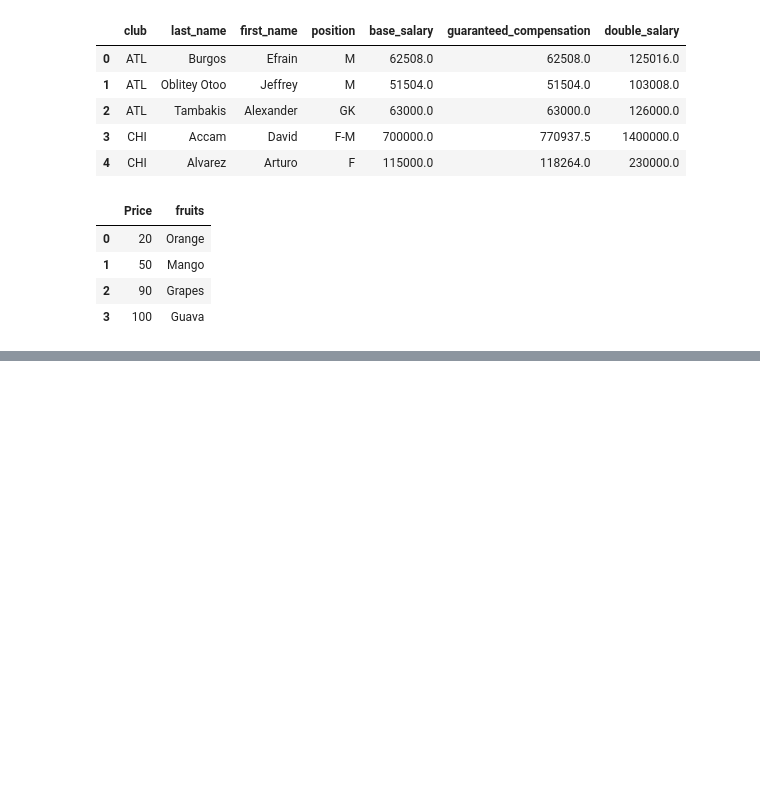
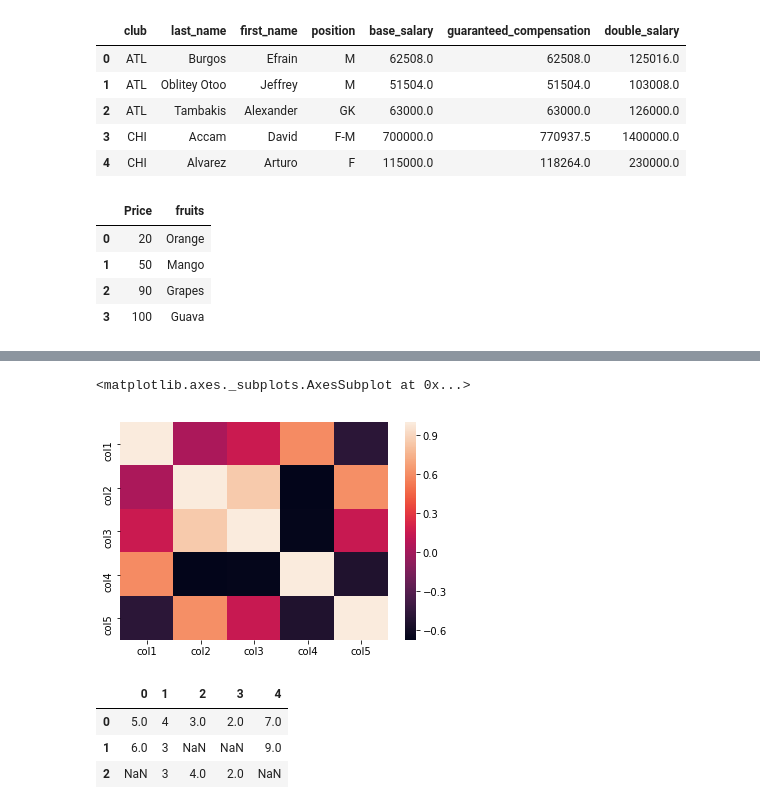
Before and after one commit to BoydVoyd/py-useful, a Jupyter notebook: pandas/pandas in a nutshell.ipynb, the cells around one changed output, grey strips where cells are left out. Saved outputs shown, nothing was run; the diff lists cells and outputs as text; code cells hidden in the pictures; blank space fills up the shorter version.

```diff
--- a/pandas/pandas in a nutshell.ipynb
+++ b/pandas/pandas in a nutshell.ipynb
@@ -174,0 +258,7 @@ dffruits
+# %%
+
+df = DataFrame(np.random.random_integers(25,size=25).reshape((5,5)),index=['A','B','D','E','F'],
+                   columns=['col1','col2','col3','col4','col5'])
+
+
+df
@@ -174,0 +302,3 @@ dffruits
+# %%
+corr=df.corr()
+corr
@@ -174,0 +312,16 @@ dffruits
+# %%
+import seaborn as sns
+%matplotlib inline
+sns.heatmap(corr)
+# %% [output]
+<matplotlib.axes._subplots.AxesSubplot at 0x...>
+[figure, added]
+# %%
+dframe = DataFrame([[5,4,3,2,7],[6,3,np.NaN,np.NAN,9],[np.NaN,3,4,2,np.NaN]])
+
+dframe
+# %% [output]
+|  | 0 | 1 | 2 | 3 | 4 |
+| 0 | 5.0 | 4 | 3.0 | 2.0 | 7.0 |
+| 1 | 6.0 | 3 | NaN | NaN | 9.0 |
+| 2 | NaN | 3 | 4.0 | 2.0 | NaN |
```
Also changed, not shown: parts of 31 cells of this notebook, 27 other files.
